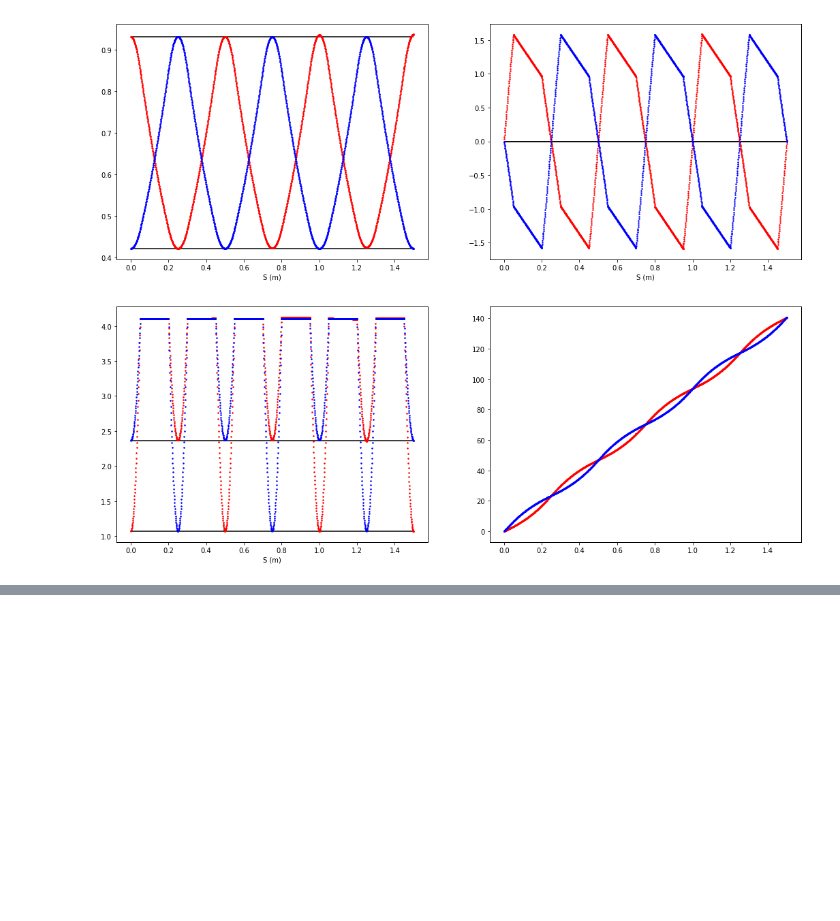
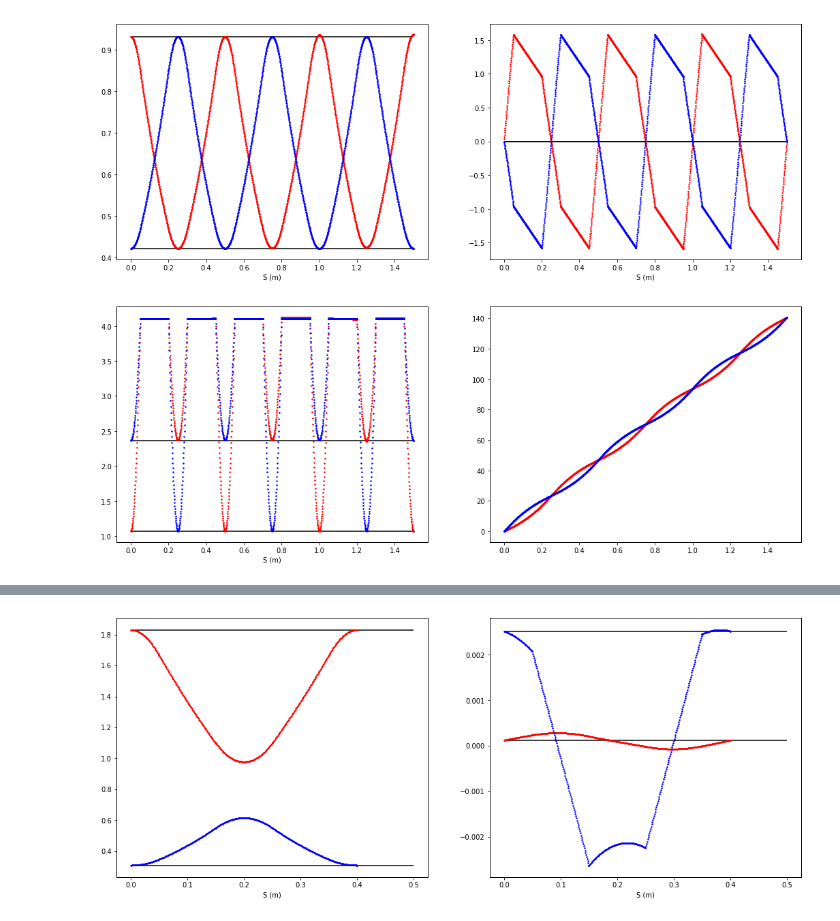
Before and after one commit to ULB-Metronu/zgoubidoo, a Jupyter notebook: examples/Zgoubidoo examples - Twiss.ipynb, the cells around one changed output, grey strips where cells are left out. Drawn from its saved outputs; the diff is of its cells as text; code cells hidden in the pictures; blank space fills up the shorter version.

```diff
--- a/examples/Zgoubidoo examples - Twiss.ipynb
+++ b/examples/Zgoubidoo examples - Twiss.ipynb
@@ -294,0 +430,3 @@ plt.show()
+# %%
+twiss_init = zgoubidoo.read_matrix_file()
+twiss_init[['BETA11', 'ALPHA11', 'GAMMA11', 'BETA22', 'ALPHA22', 'GAMMA22', 'R11', 'DY', 'DYP', 'DZ', 'DZP']]
@@ -294,0 +436,5 @@ plt.show()
+# %%
+tracks = zgoubidoo.read_plt_file()
+matrix = zgoubidoo.twiss.compute_transfer_matrix(di, tracks, align_on='X')
+twiss = zgoubidoo.twiss.compute_twiss(matrix, twiss_init.iloc[-1])
+twiss.head(5)
@@ -294,0 +449,19 @@ plt.show()
+# %%
+fig = plt.figure(figsize=(18, 7))
+ax = fig.add_subplot(121)
+ax.plot(twiss['S'], twiss['BETA11'], 'r.')
+ax.plot(twiss['S'], twiss['BETA22'], 'b.')
+ax.hlines([twiss_init.iloc[-1]['BETA11']], xmin=0, xmax=0.5)
+ax.hlines([twiss_init.iloc[-1]['BETA22']], xmin=0, xmax=0.5)
+ax.set_xlabel('S (m)')
+
+ax = fig.add_subplot(122)
+ax.plot(twiss['S'], twiss['DISP1'], 'r.')
+ax.plot(twiss['S'], twiss['DISP2'], 'b.')
+ax.hlines([twiss_init.iloc[-1]['DY']], xmin=0, xmax=0.5)
+ax.hlines([twiss_init.iloc[-1]['DYP']], xmin=0, xmax=0.5)
+ax.set_xlabel('S (m)')
+
+plt.show()
+# %% [output]
+[figure, added]
```
Also changed, not shown: parts of 11 cells of this notebook, 6 other files.
